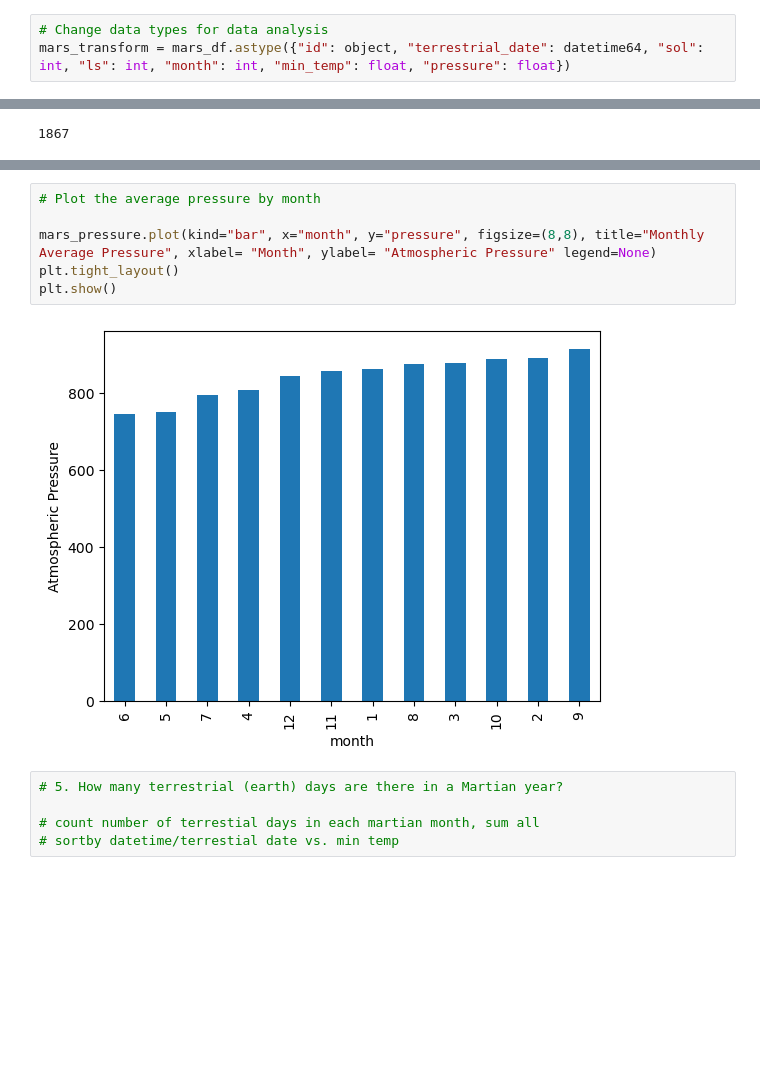
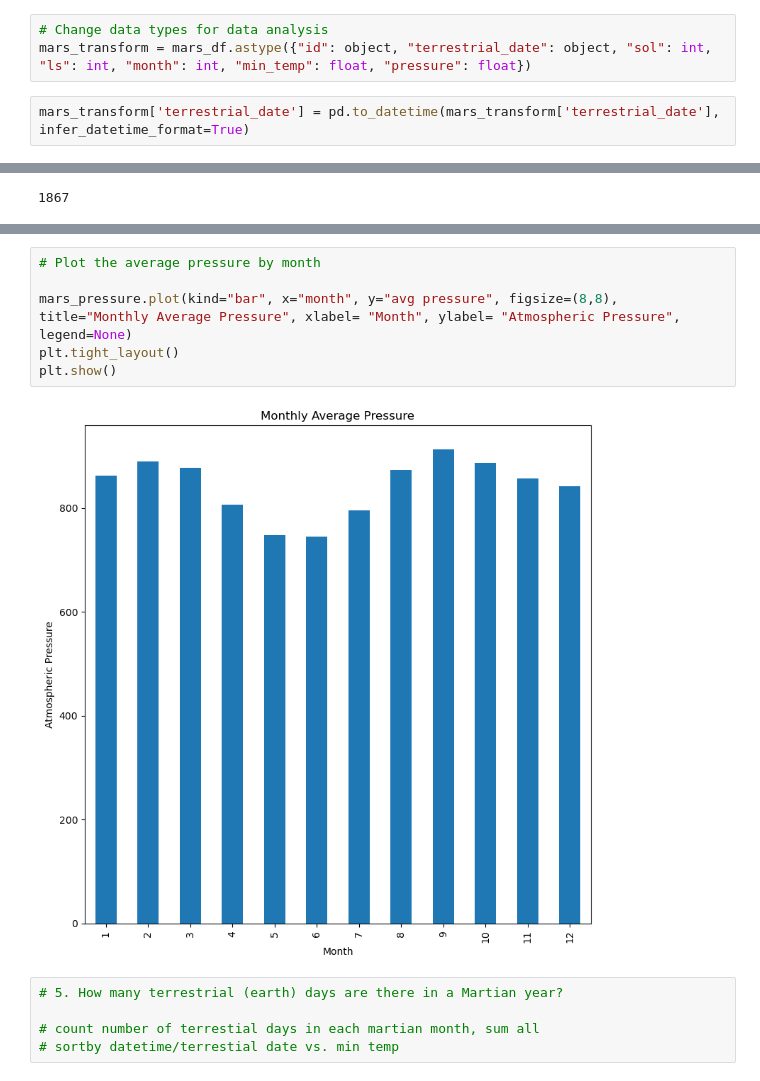
Before and after one commit to Y1U9M9A4I/Mod-11-Challenge, a Jupyter notebook: Starter_Code/part_2_mars_weather.ipynb, the cells around one changed output, grey strips where cells are left out. Drawn from its saved outputs; the diff is of its cells as text; blank space fills up the shorter version.

```diff
--- a/Starter_Code/part_2_mars_weather.ipynb
+++ b/Starter_Code/part_2_mars_weather.ipynb
@@ -111,6 +111,8 @@ pressure            object
 dtype: object
 # %%
 # Change data types for data analysis
-mars_transform = mars_df.astype({"id": object, "terrestrial_date": datetime64, "sol": int, "ls": int, "month": int, "min_temp": float, "pressure": float})
+mars_transform = mars_df.astype({"id": object, "terrestrial_date": object, "sol": int, "ls": int, "month": int, "min_temp": float, "pressure": float})
+# %%
+mars_transform['terrestrial_date'] = pd.to_datetime(mars_transform['terrestrial_date'], infer_datetime_format=True)
 # %%
 # Confirm type changes were successful by examining data types again
@@ -216,11 +227,11 @@ Name: pressure, dtype: float64
 # %%
 # Plot the average pressure by month
 
-mars_pressure.plot(kind="bar", x="month", y="pressure", figsize=(8,8), title="Monthly Average Pressure", xlabel= "Month", ylabel= "Atmospheric Pressure" legend=None)
+mars_pressure.plot(kind="bar", x="month", y="avg pressure", figsize=(8,8), title="Monthly Average Pressure", xlabel= "Month", ylabel= "Atmospheric Pressure", legend=None)
 plt.tight_layout()
 plt.show()
 # %% [output]
-[figure, old version]
+[figure, new version]
 # %%
 # 5. How many terrestrial (earth) days are there in a Martian year?
 
```
Also changed, not shown: parts of 10 cells of this notebook, 1 other file.
